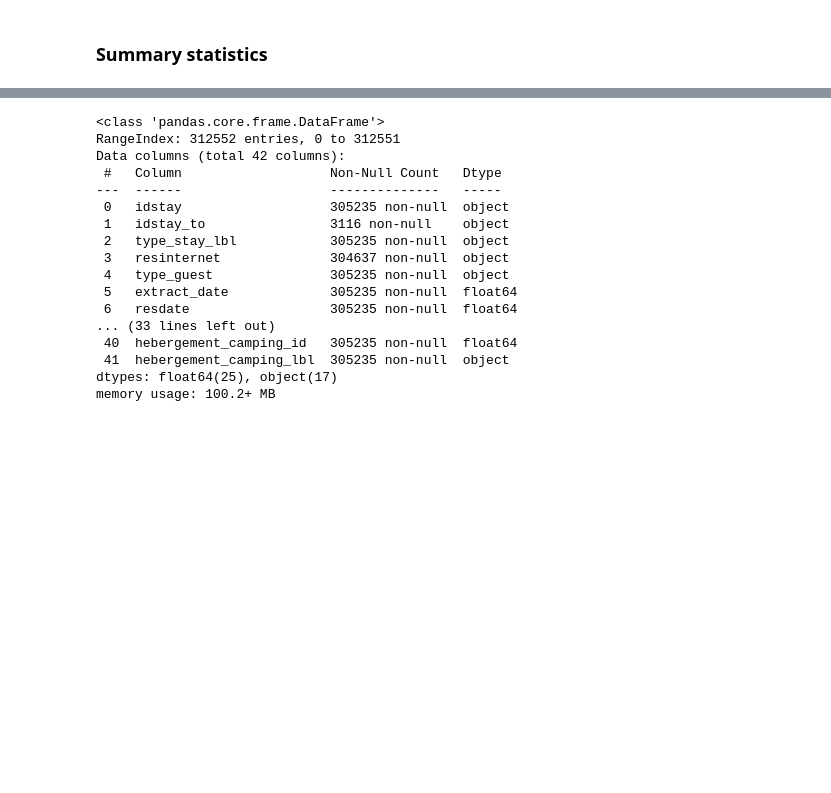
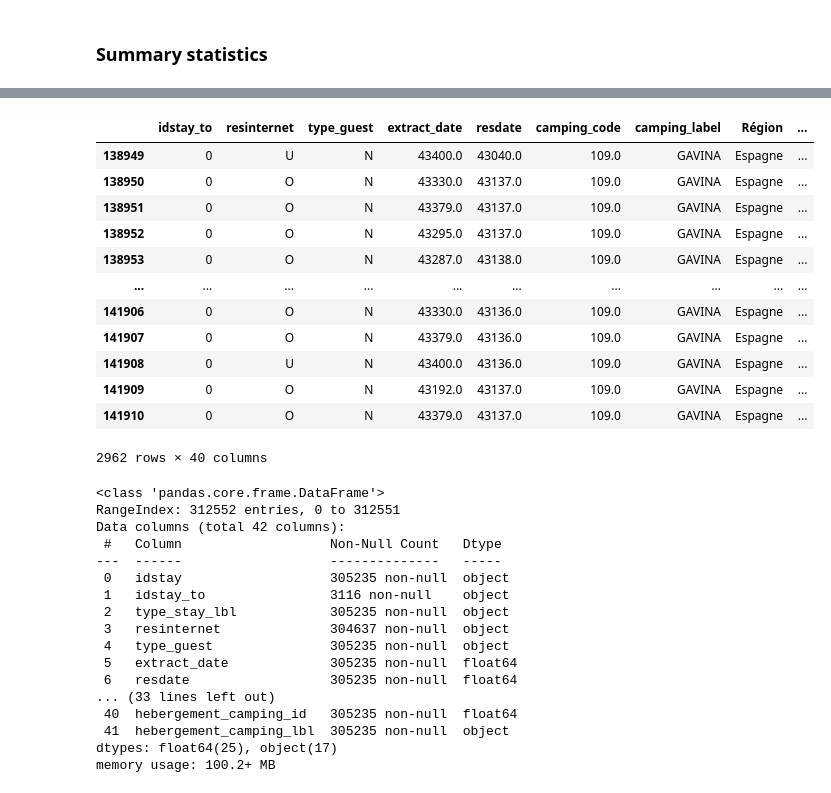
Before and after one commit to nico239677/hotel_revenue_optimization, a Jupyter notebook: Yelloh_2018.ipynb, the cells around one changed output, grey strips where cells are left out. Saved outputs shown, nothing was run; the diff lists cells and outputs as text; code cells hidden in the pictures; blank space fills up the shorter version.

```diff
--- a/Yelloh_2018.ipynb
+++ b/Yelloh_2018.ipynb
@@ -82,3 +82,21 @@ df.shape
+# %%
+ df_camping = df[df['camping_label'] == 'GAVINA']
+# %%
+df_camping
+# %% [output]
+|  | idstay_to | resinternet | type_guest | extract_date | resdate | camping_code | camping_label | Région | ... |
+| 138949 | 0 | U | N | 43400.0 | 43040.0 | 109.0 | GAVINA | Espagne | ... |
+| 138950 | 0 | O | N | 43330.0 | 43137.0 | 109.0 | GAVINA | Espagne | ... |
+| 138951 | 0 | O | N | 43379.0 | 43137.0 | 109.0 | GAVINA | Espagne | ... |
+| 138952 | 0 | O | N | 43295.0 | 43137.0 | 109.0 | GAVINA | Espagne | ... |
+| 138953 | 0 | O | N | 43287.0 | 43138.0 | 109.0 | GAVINA | Espagne | ... |
+| ... | ... | ... | ... | ... | ... | ... | ... | ... | ... |
+| 141906 | 0 | O | N | 43330.0 | 43136.0 | 109.0 | GAVINA | Espagne | ... |
+| 141907 | 0 | O | N | 43379.0 | 43136.0 | 109.0 | GAVINA | Espagne | ... |
+| 141908 | 0 | U | N | 43400.0 | 43136.0 | 109.0 | GAVINA | Espagne | ... |
+| 141909 | 0 | O | N | 43192.0 | 43137.0 | 109.0 | GAVINA | Espagne | ... |
+| 141910 | 0 | O | N | 43379.0 | 43137.0 | 109.0 | GAVINA | Espagne | ... |
+2962 rows × 40 columns
 # %%
 df.info()
 # %% [output]
```
Also changed, not shown: parts of 19 cells of this notebook.
